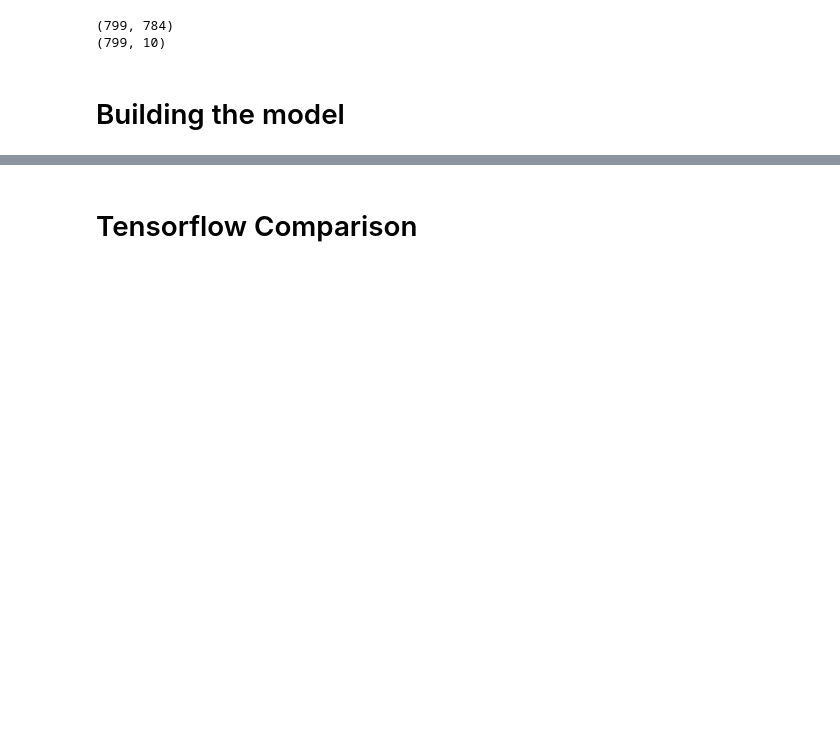
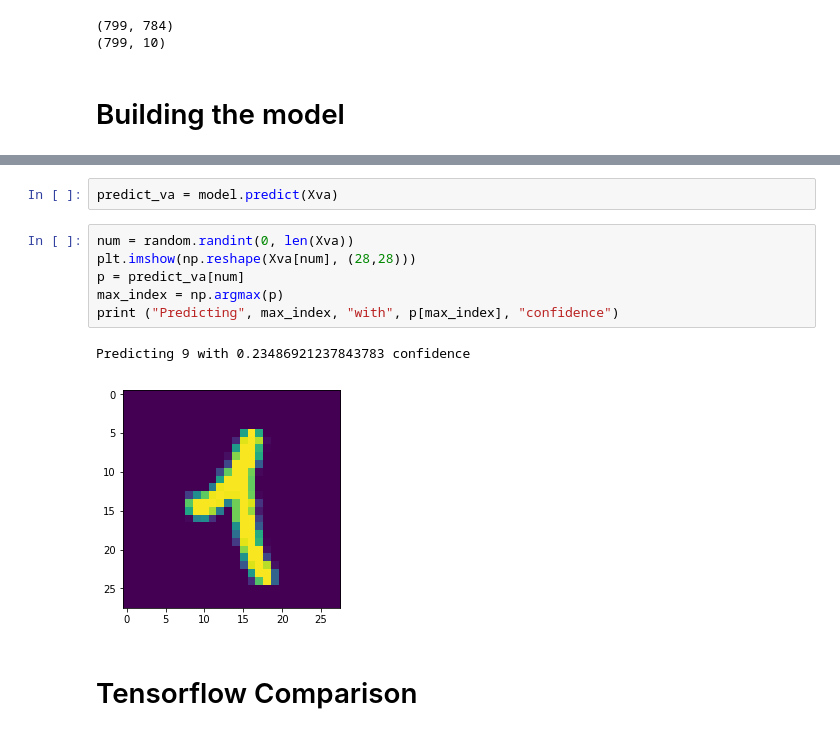
Before and after one commit to caojoshua/Josh-Learns-how-to-Learn, a Jupyter notebook: Plain Neural Network example.ipynb, the cells around one changed output, grey strips where cells are left out. Saved outputs shown, nothing was run; the diff lists cells and outputs as text; blank space fills up the shorter version.

Commit message:
small bug fixes, new h value for gradient approx, add prediction example to demo notebook

```diff
--- a/Plain Neural Network example.ipynb
+++ b/Plain Neural Network example.ipynb
@@ -72,3 +89,14 @@ model.train(Xtr, Ytr, Xva, Yva, epochs=100, batch_size=32)
+# %%
+predict_va = model.predict(Xva)
+# %%
+num = random.randint(0, len(Xva))
+plt.imshow(np.reshape(Xva[num], (28,28)))
+p = predict_va[num]
+max_index = np.argmax(p)
+print ("Predicting", max_index, "with", p[max_index], "confidence")
+# %% [output]
+Predicting 9 with 0.23486921237843783 confidence
+[figure, added]
 # %% [markdown]
 # Tensorflow Comparison
 # %%
```
Also changed, not shown: parts of 4 cells of this notebook, 3 other files.
